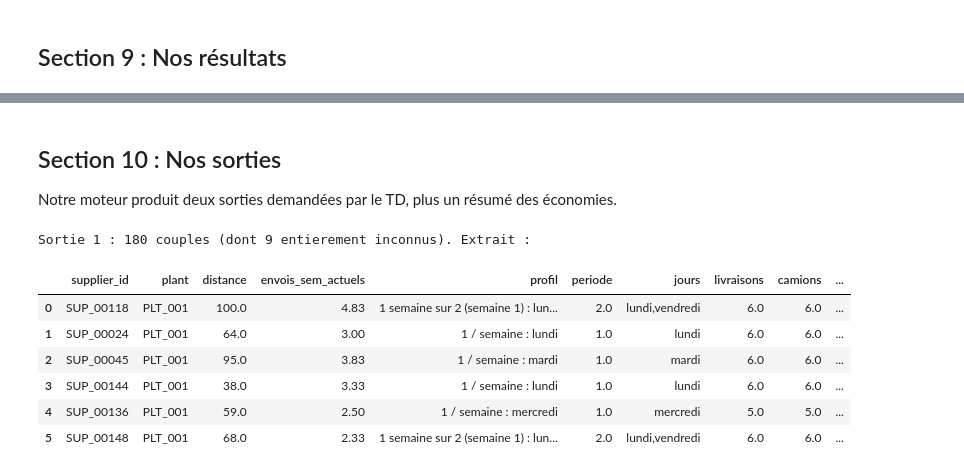
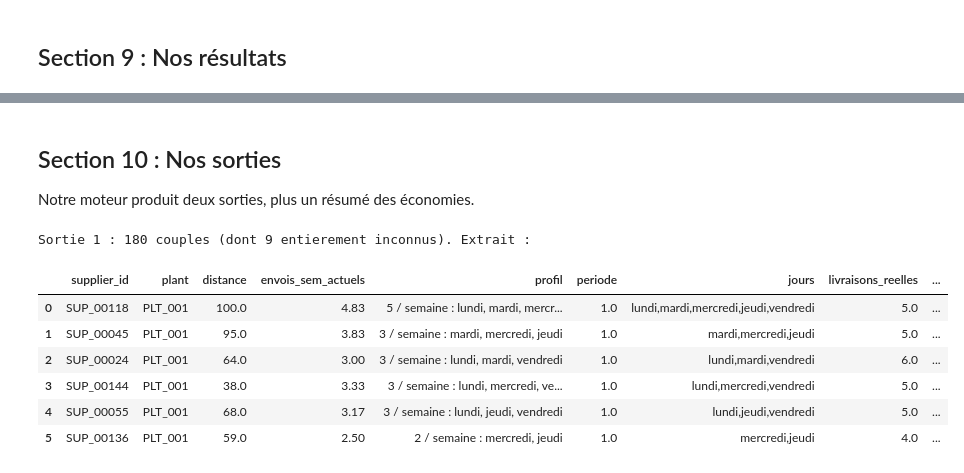
Before and after one commit to FlorentinBIAOU/Projet-IA, a Jupyter notebook: notebooks/milestone3.ipynb, the cells around one changed output, grey strips where cells are left out. Saved outputs shown, nothing was run; the diff lists cells and outputs as text; code cells hidden in the pictures.

```diff
--- a/notebooks/milestone3.ipynb
+++ b/notebooks/milestone3.ipynb
@@ -897,12 +1246,19 @@ Couples avec un profil elargi (H18) : 72 sur 171
 # %%
-# Economie par usine et top 15 des couples.
-eco = pd.DataFrame([{"supplier_id": s, "plant": pl,
-                     "eco": (sum(cout_camions(charger_camions(g["weight"].values, g["volume"].values), COUPLES[(s, pl)]["ligne"])
-                                 for _, g in COUPLES[(s, pl)]["df"].groupby("date"))) - choix_final[(s, pl)]["cout"]}
+# Economie par usine et top 15 des couples (vs part baseline H20 de chaque couple).
+def cout_actuel_couple(cle):
+    g = COUPLES[cle]["df"]; lg = COUPLES[cle]["ligne"]; c = 0.0
+    for dt, gg in g.groupby("date"):
+        exc = (gg["weight"].values > CAP_POIDS) | (gg["volume"].values > CAP_VOLUME)
+        nn = gg[~exc]
+        if len(nn):
+            c += sum(prix_camion(lg, w) for w in charger_camions_vieux(nn["weight"].values, nn["volume"].values))
+        c += int(exc.sum()) * prix_exceptionnel(lg)
+    return c
+
+eco = pd.DataFrame([{"supplier_id": s, "plant": pl, "eco": cout_actuel_couple((s, pl)) - choix_final[(s, pl)]["cout"]}
                     for (s, pl) in COUPLES])
 eco_usine = eco.groupby("plant")["eco"].sum().sort_values(ascending=False)
 top15 = eco.sort_values("eco", ascending=False).head(15)
-
 fig, (a1, a2) = plt.subplots(1, 2, figsize=(14, 5))
 barres = a1.bar(eco_usine.index, eco_usine.values, color="seagreen")
 a1.set_title("Economie par usine"); a1.set_xlabel("usine"); a1.set_ylabel("economie (EUR)")
@@ -911,6 +1267,5 @@ etiq = top15["supplier_id"] + " x " + top15["plant"]
 a2.barh(etiq, top15["eco"], color="steelblue"); a2.invert_yaxis()
 a2.set_title("Top 15 des couples par economie"); a2.set_xlabel("economie (EUR)")
 for i, v in enumerate(top15["eco"]): a2.text(v, i, " " + str(round(v)), va="center", fontsize=8)
-plt.tight_layout()
-plt.show()
+plt.tight_layout(); plt.show()
 # %% [output]
@@ -946,44 +1299,45 @@ passons de **178 455 €** à **117 819 €**.
 # %% [markdown]
 ## Section 10 : Nos sorties
 
-Notre moteur produit deux sorties demandées par le TD, plus un résumé des économies.
+Notre moteur produit deux sorties, plus un résumé des économies.
 # %%
-# Sortie 1 : un profil par couple.
+# Sortie 1 : un profil par couple, avec le nombre de livraisons reelles.
 lignes1 = []
-for (s, pl), r in SOLUTION.items():
-    couple = COUPLES[(s, pl)]
-    p = PROFILS[r["idx"]]
-    cout_act = sum(cout_camions(charger_camions(g["weight"].values, g["volume"].values), couple["ligne"])
-                   for _, g in couple["df"].groupby("date"))
-    poids_cams = [poids for _, cams in r["contenu"] for (poids, v, pp) in cams]
+for (s, pl), b in choix_final.items():
+    couple = COUPLES[(s, pl)]; p = PROFILS[b["idx"]]
+    cout_act = cout_actuel_couple((s, pl))
+    poids_cams = [g["poids"].sum() for cid, g in
+                  contenu_camions[(contenu_camions.supplier_id == s) & (contenu_camions.plant == pl)
+                                  & (~contenu_camions.envoi_exceptionnel)].groupby("camion_id")]
     remp_moy = np.mean([w / CAP_POIDS * 100 for w in poids_cams]) if poids_cams else 0
     lignes1.append({"supplier_id": s, "plant": pl, "distance": couple["distance"],
         "envois_sem_actuels": round(couple["df"].groupby("date").ngroups / 6, 2),
         "profil": p["libelle"], "periode": p["periode"],
-        "jours": ",".join(JOURS[j] for j in sorted(p["jours"])), "livraisons": r["livraisons"],
-        "camions": r["camions"], "remplissage_moyen_%": round(remp_moy, 2),
-        "cout_actuel": round(cout_act, 2), "cout_optimise": round(r["cout"], 2),
-        "economie_eur": round(cout_act - r["cout"], 2),
-        "economie_%": round((cout_act - r["cout"]) / cout_act * 100, 1) if cout_act > 0 else 0})
+        "jours": ",".join(JOURS[j] for j in sorted(p["jours"])),
+        "livraisons_reelles": b["livraisons"], "camions": b["camions"], "envois_exceptionnels": b["exc"],
+        "remplissage_moyen_%": round(remp_moy, 2), "cout_actuel": round(cout_act, 2),
+        "cout_optimise": round(b["cout"], 2), "economie_eur": round(cout_act - b["cout"], 2),
+        "economie_%": round((cout_act - b["cout"]) / cout_act * 100, 1) if cout_act > 0 else 0})
 profils_couples = pd.DataFrame(lignes1)
 
-# Les couples entierement inconnus : livraison actuelle conservee (H15).
 couples_connus = set(COUPLES)
-inconnus = sorted({(s, pl) for (s, pl) in planning[planning["statut"] != "optimise"].groupby(["supplier_id", "plant"]).groups} - couples_connus)
+inconnus = sorted({(s, pl) for (s, pl) in planning[planning["statut"] != "optimise"]
+                   .groupby(["supplier_id", "plant"]).groups} - couples_connus)
 for s, pl in inconnus:
     profils_couples.loc[len(profils_couples)] = {"supplier_id": s, "plant": pl, "distance": np.nan,
         "envois_sem_actuels": np.nan, "profil": "livraison actuelle conservee (H15)", "periode": np.nan,
-        "jours": "", "livraisons": np.nan, "camions": np.nan, "remplissage_moyen_%": np.nan,
-        "cout_actuel": np.nan, "cout_optimise": np.nan, "economie_eur": 0.0, "economie_%": 0.0}
+        "jours": "", "livraisons_reelles": np.nan, "camions": np.nan, "envois_exceptionnels": np.nan,
+        "remplissage_moyen_%": np.nan, "cout_actuel": np.nan, "cout_optimise": np.nan,
+        "economie_eur": 0.0, "economie_%": 0.0}
 print("Sortie 1 :", len(profils_couples), "couples (dont", len(inconnus), "entierement inconnus). Extrait :")
 display(profils_couples.head(6))
 # %% [output]
 Sortie 1 : 180 couples (dont 9 entierement inconnus). Extrait :
-|  | supplier_id | plant | distance | envois_sem_actuels | profil | periode | jours | livraisons | camions | ... |
-| 0 | SUP_00118 | PLT_001 | 100.0 | 4.83 | 1 semaine sur 2 (semaine 1) : lun... | 2.0 | lundi,vendredi | 6.0 | 6.0 | ... |
-| 1 | SUP_00024 | PLT_001 | 64.0 | 3.00 | 1 / semaine : lundi | 1.0 | lundi | 6.0 | 6.0 | ... |
-| 2 | SUP_00045 | PLT_001 | 95.0 | 3.83 | 1 / semaine : mardi | 1.0 | mardi | 6.0 | 6.0 | ... |
-| 3 | SUP_00144 | PLT_001 | 38.0 | 3.33 | 1 / semaine : lundi | 1.0 | lundi | 6.0 | 6.0 | ... |
-| 4 | SUP_00136 | PLT_001 | 59.0 | 2.50 | 1 / semaine : mercredi | 1.0 | mercredi | 5.0 | 5.0 | ... |
-| 5 | SUP_00148 | PLT_001 | 68.0 | 2.33 | 1 semaine sur 2 (semaine 1) : lun... | 2.0 | lundi,vendredi | 6.0 | 6.0 | ... |
+|  | supplier_id | plant | distance | envois_sem_actuels | profil | periode | jours | livraisons_reelles | ... |
+| 0 | SUP_00118 | PLT_001 | 100.0 | 4.83 | 5 / semaine : lundi, mardi, mercr... | 1.0 | lundi,mardi,mercredi,jeudi,vendredi | 5.0 | ... |
+| 1 | SUP_00045 | PLT_001 | 95.0 | 3.83 | 3 / semaine : mardi, mercredi, jeudi | 1.0 | mardi,mercredi,jeudi | 5.0 | ... |
+| 2 | SUP_00024 | PLT_001 | 64.0 | 3.00 | 3 / semaine : lundi, mardi, vendredi | 1.0 | lundi,mardi,vendredi | 6.0 | ... |
+| 3 | SUP_00144 | PLT_001 | 38.0 | 3.33 | 3 / semaine : lundi, mercredi, ve... | 1.0 | lundi,mercredi,vendredi | 5.0 | ... |
+| 4 | SUP_00055 | PLT_001 | 68.0 | 3.17 | 3 / semaine : lundi, jeudi, vendredi | 1.0 | lundi,jeudi,vendredi | 5.0 | ... |
+| 5 | SUP_00136 | PLT_001 | 59.0 | 2.50 | 2 / semaine : mercredi, jeudi | 1.0 | mercredi,jeudi | 4.0 | ... |
 # %%
```
Also changed, not shown: parts of 94 cells of this notebook, 3 other files.
